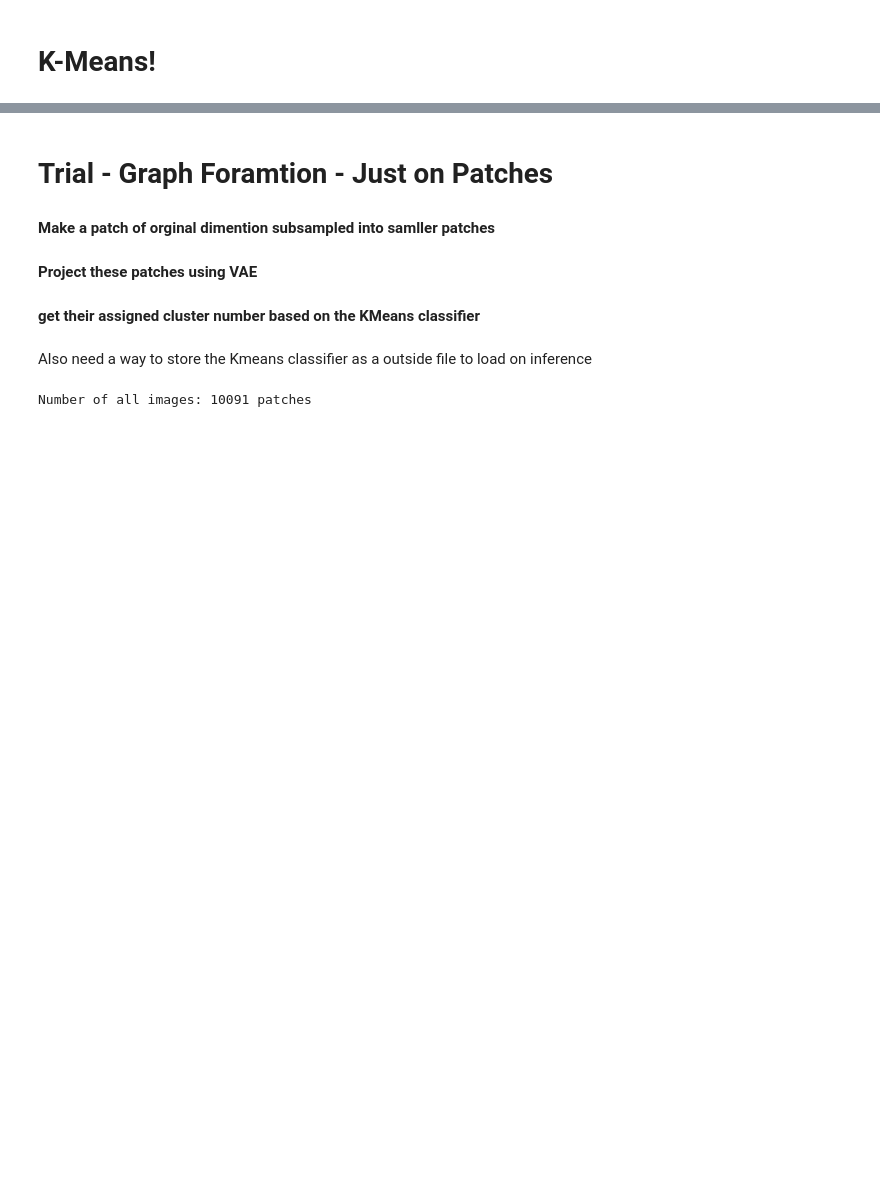
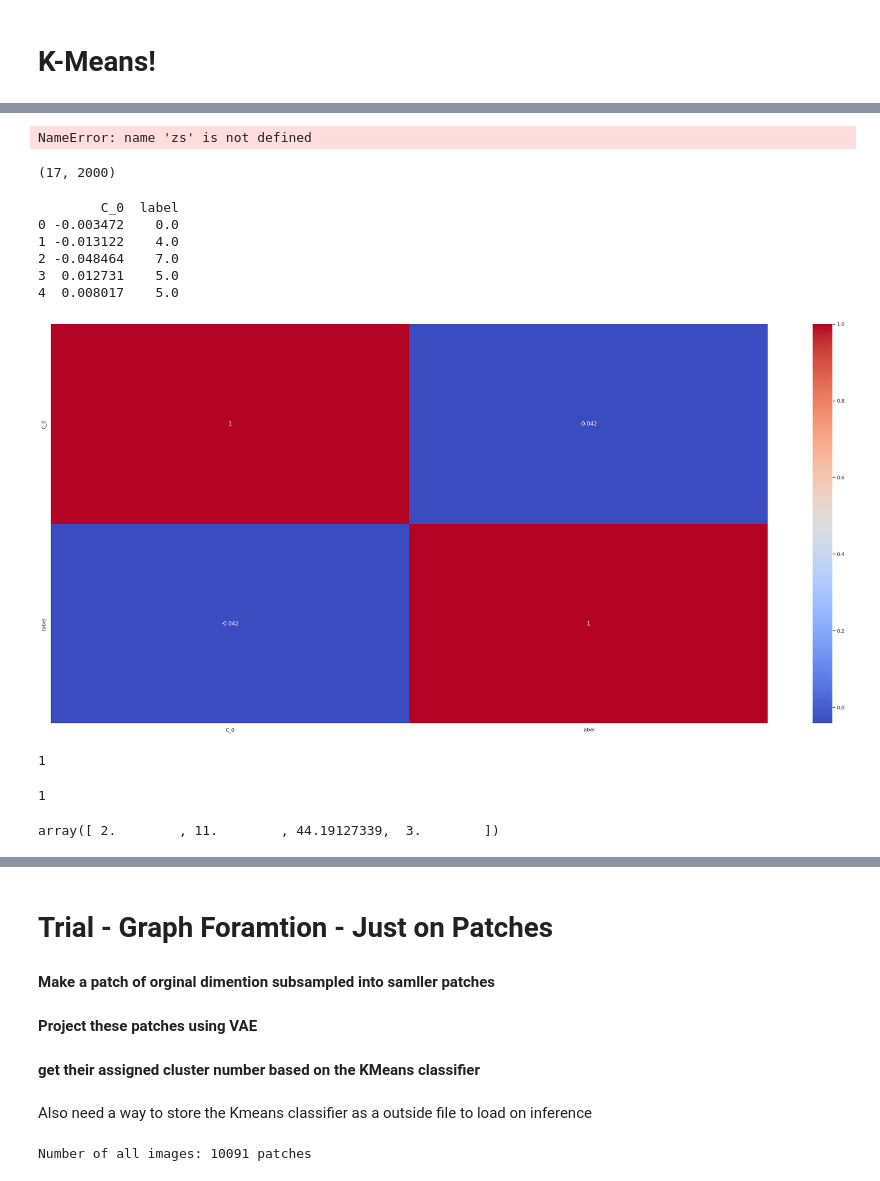
Before and after one commit to usama13o/GCNs, a Jupyter notebook: VAE_implementation_in_PyTorch_Lightning.ipynb, the cells around one changed output, grey strips where cells are left out. Saved outputs shown, nothing was run; the diff lists cells and outputs as text; code cells hidden in the pictures; blank space fills up the shorter version.

```diff
--- a/VAE_implementation_in_PyTorch_Lightning.ipynb
+++ b/VAE_implementation_in_PyTorch_Lightning.ipynb
@@ -960,12 +1325,15 @@ k.labels_.shape
+# %%
+import pickle
+with open("kmeans-model-16-pathmnist.pkl", "wb") as f:
+    pickle.dump(k, f)
+del test
+# %%
+import pickle
+
+with open("kmeans-model-16-pathmnist.pkl", "rb") as f:
+    k = pickle.load(f)
 # %%
 del mu
 del log_var
 del std
 del z
-# %%
-import pickle
-with open("kmeans-model-4.pkl", "wb") as f:
-    pickle.dump(k, f)
-del test
-with open("kmeans-model-4.pkl", "rb") as f:
-    k = pickle.load(f)
@@ -973,0 +1368,48 @@ zs.shape,labels.shape
+# %%
+del zs,labels
+# %% [output]
+NameError: name 'zs' is not defined
+# %%
+# labels = [[x[0][0],x[1][0]] for x in labels]
+# labels_ = ["{}{}".format(x[0][0],x[1][0]) for x in labels]
+labels_ = [x[1][0] for x in labels]
+
+#count how many of each class
+counter = np.zeros((16,len(labels_)))
+for x in range(len(label)):
+    # print(x)
+    # print(label[x])
+    counter[label[x],x] += 1
+counter
+#add labels_ to counter
+counter = np.vstack((counter,labels_))
+counter.shape
+# %% [output]
+(17, 2000)
+# %%
+#build correclatoin df between labels from kmeans and labels from data
+import pandas as pd
+import seaborn as sns
+df = pd.DataFrame(np.transpose(test), columns=["C_{}".format(x) for x in range(label.n_clusters_)]+["label"])
+print(df.head())
+sns.set(rc = {'figure.figsize':(35,16)})
+map = sns.heatmap(df.corr(), annot = True, fmt='.2g',cmap= 'coolwarm')
+# %% [output]
+        C_0  label
+0 -0.003472    0.0
+1 -0.013122    4.0
+2 -0.048464    7.0
+3  0.012731    5.0
+4  0.008017    5.0
+[figure, added]
+# %%
+from sklearn.cluster import AgglomerativeClustering,FeatureAgglomeration
+model = FeatureAgglomeration(distance_threshold = 40, affinity = 'euclidean', linkage ='ward',n_clusters=None)#thresh here from the diagram belwo
+label = model.fit(z[:100])
+label.n_clusters_
+# %% [output]
+1
+# %%
+model.n_connected_components_
+# %% [output]
+1
@@ -973,0 +1421,4 @@ zs.shape,labels.shape
+# %%
+temp[2]
+# %% [output]
+array([ 2.        , 11.        , 44.19127339,  3.        ])
```
Also changed, not shown: parts of 64 cells of this notebook, 7 other files.
